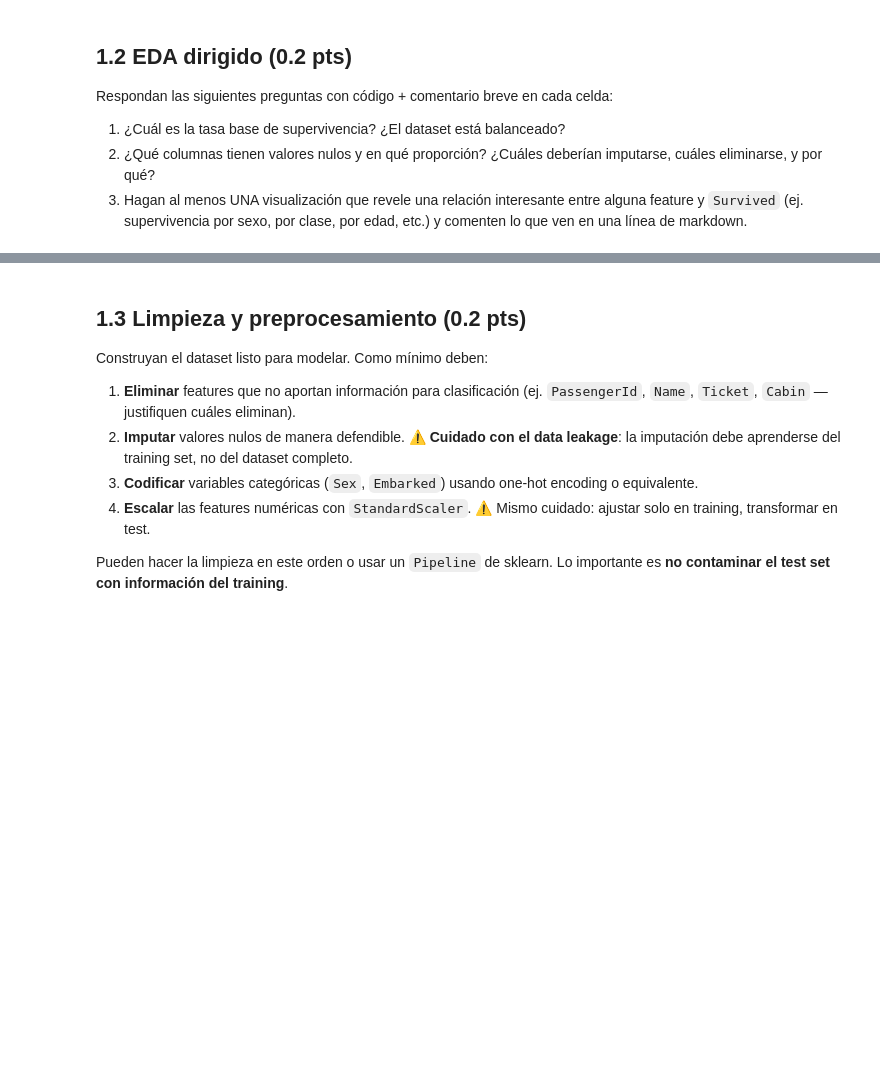
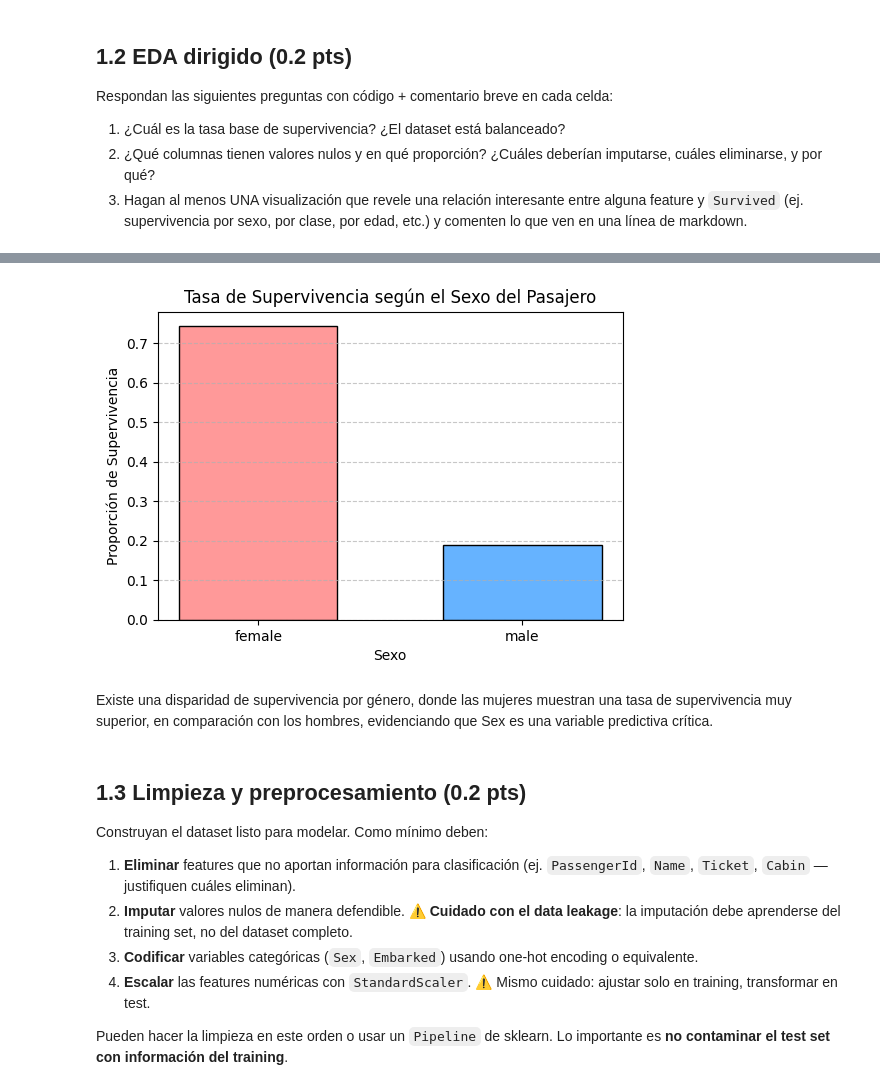
Before and after one commit to karuso356/Machine-Learning-6-SIN-A-Mar-Jul-2026, a Jupyter notebook: evaluacion_titanic.ipynb, the cells around one changed output, grey strips where cells are left out. Cells and saved outputs as stored; diff of their text form; code cells hidden in the pictures; blank space fills up the shorter version.

Commit message:
wip: 1.2 donde

```diff
--- a/evaluacion_titanic.ipynb
+++ b/evaluacion_titanic.ipynb
@@ -88,4 +86,6 @@ Carguen el dataset desde la URL provista, muestren las primeras 5 filas, las dim
 url = "https://raw.githubusercontent.com/datasciencedojo/datasets/master/titanic.csv"
 
 # COMPLETAR: carguen el dataset, muestren shape, head, dtypes, nulos
-df = ...
+df = pd.read_csv(url)
+
+df.head()
@@ -103,3 +174,16 @@ Respondan las siguientes preguntas con código + comentario breve en cada celda:
+# %%
+survival_by_sex = df.groupby('Sex')['Survived'].mean()
+
+plt.figure(figsize=(6, 4))
+plt.bar(survival_by_sex.index, survival_by_sex.values, color=['#ff9999','#66b3ff'], edgecolor='black', width=0.6)
+plt.title('Tasa de Supervivencia según el Sexo del Pasajero')
+plt.xlabel('Sexo')
+plt.ylabel('Proporción de Supervivencia')
+plt.grid(axis='y', linestyle='--', alpha=0.7)
+# %% [output]
+[figure, added]
+# %% [markdown]
+Existe una disparidad de supervivencia por género, donde las mujeres muestran una tasa de supervivencia muy superior, en comparación con los hombres, evidenciando que Sex es una variable predictiva crítica.
 # %% [markdown]
 ## 1.3 Limpieza y preprocesamiento (0.2 pts)
 
```
Also changed, not shown: parts of 7 cells of this notebook, 1 other file.
